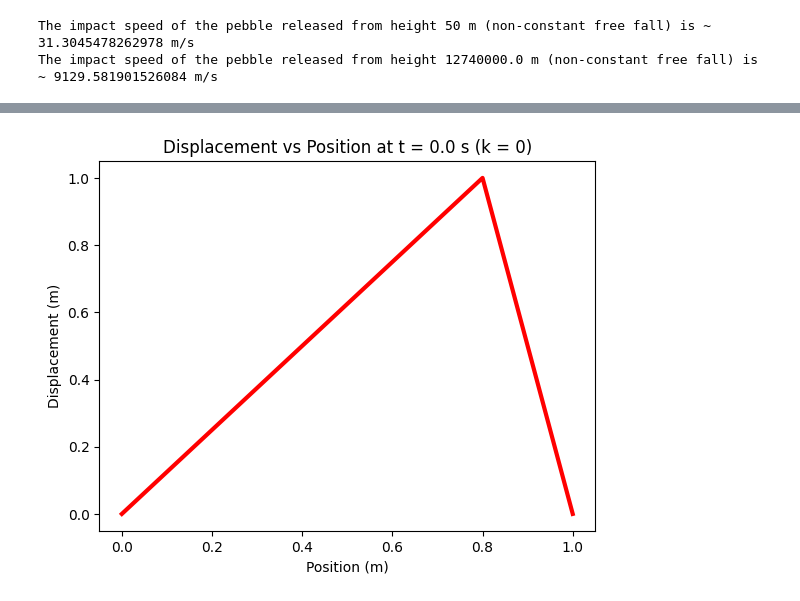
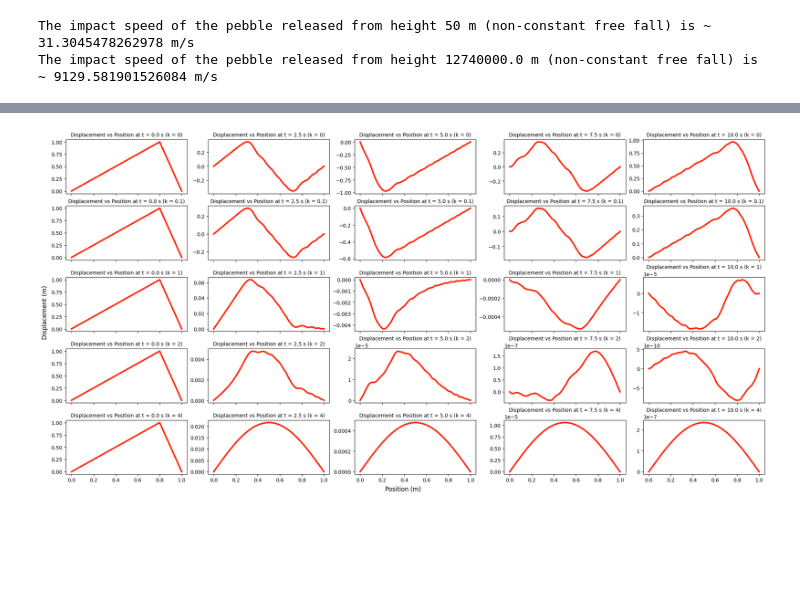
Before and after one commit to JacobGraham6489/physics-7321, a Jupyter notebook: Homeworks/HW2 Jacob Graham.ipynb, the cells around one changed output, grey strips where cells are left out. Drawn from its saved outputs; the diff is of its cells as text; code cells hidden in the pictures; blank space fills up the shorter version.

```diff
--- a/Homeworks/HW2 Jacob Graham.ipynb
+++ b/Homeworks/HW2 Jacob Graham.ipynb
@@ -296,9 +262,6 @@ def find_maxima(nf, dc, t_0, x_0, v_0, dt, T):
 
 def find_relaxation_times(tms,xms):
     xms = np.abs(xms) # take absolute value of maxima to avoid issues with log of negative numbers
-    if len(tms) < 2: # need at least 2 maxima to fit line
-        print('Not enough maxima found. Increase T or decrease dt.')
-        return None
     log_xms = np.log(xms)
     c_1 = np.polyfit(tms, log_xms, 1) # fit polynomial of degree 1 (line) to ln(xms) = c_1[0]*tms + ln(x_0)
     return float(-1/c_1[0]) # relaxation time is -1/slope of line fit to ln(xms) vs tms
@@ -312,13 +275,17 @@ dt = 0.00001
 T = 30
 
 dcs_rel_times = [] # list to store (damping coefficient, relaxation time) tuples
-for dc in [0.5, 1, 2, 3, 4]: # underdamped cases (dc < 2*nf = 6)
+dcs = [0.5, 1, 2, 3, 4] # underdamped cases (dc < 2*nf = 6)
+
+fig, axs = plt.subplots(1, len(dcs), figsize=(20,4), sharex=True, constrained_layout=True)
+fig.supylabel('Position (m)')
+common = {'color':'#ff2000', 'ls':'-', 'marker':'o', 'lw':3} # '-o' sets ls = '-' and marker = 'o'
+
+for idx, dc in enumerate(dcs):
     tms, xms = find_maxima(nf, dc, t_0, x_0, v_0, dt, T)
-    plt.plot(tms,xms, '-o', color="#FF0000")
-    plt.xlabel('Time (s)')
-    plt.ylabel('Position (m)')
-    plt.title(f'Local Maxima vs Time (dc = {dc})')
-    plt.show()
+    axs[idx].plot(tms, xms, **common)
+    axs[idx].set_xlabel('Time (s)')
+    axs[idx].set_title((f'Local Maxima vs Time (dc = {dc})'))
     rel_time = find_relaxation_times(tms,xms)
     dcs_rel_times.append((dc, rel_time))
 
@@ -336,10 +299,11 @@ The pairs of damping coefficients and relaxation times are: [(0.5, 3.99998957365
 # %%
-#5 (finite difference method for 1D damped wave equation)
-def solve_damped_wave_eq(lx, lt, nx, nt, k, f, g, a, b): # nx
+#5 (# leapfrog/CTCS scheme for the 1D damped wave equation)
+def solve_damped_wave_eq(lx, lt, dx, dt, k, f, g, a, b):
+    nt = int(lt/dt) + 1  # number of t points
+    nx = int(lx/dx) + 1  # number of x points
     xs = np.linspace(0.0, lx, nx)  # nx x points, includes 0 and lx
     ts = np.linspace(0.0, lt, nt)  # nt t points, includes 0 and lt
-    dx = xs[1] - xs[0]  # = lx/(nx-1)
-    dt = ts[1] - ts[0]  # = lt/(nt-1)
+
     # u = u(x,t), so t-axis corresponds to rows (t increases downwards) and x-axis to columns (x increases rightwards)
     # u[j,i] = u(x_i, t_j) (initialize to zero) with j,i = 0,1,...,nt-1,nx-1 as indices for time and space
     u = np.zeros(shape=(nt,nx))
@@ -349,28 +313,6 @@ def solve_damped_wave_eq(lx, lt, nx, nt, k, f, g, a, b): # nx
     u[0, :] = np.array([f(x) for x in xs]) # initial condition u(x,0) = f(x)
     u[:, 0] = a # boundary condition u(0,t) = a
     u[:, -1] = b # boundary condition u(lx,t) = b
-
-    # leapfrog/CTCS scheme for the 1D damped wave equation: u_tt + 2k u_t = c^2 u_xx  (here c = 1)
-    # --------------------------------------------------------------------------------------------
-    # goal: compute time step t_j -> t_{j+1} for j = 0,..., nt-2 at interior spatial points x_i for i = 1,..., nx-2 (since u at boundaries already known)
-    #
-    # approximate derivatives using first and second-order *central* differences at (x_i, t_j):
-    #   u_tt(x_i, t_j) ≈ [ u(x_i, t_{j+1}) - 2 u(x_i, t_j) + u(x_i, t_{j-1}) ] / Δt^2
-    #   u_t (x_i, t_j) ≈ [ u(x_i, t_{j+1}) - u(x_i, t_{j-1}) ] / (2 Δt)
-    #   u_xx(x_i, t_j) ≈ [ u(x_{i+1}, t_j) - 2 u(x_i, t_j) + u(x_{i-1}, t_j) ] / Δx^2
-    #
-    # substitute approximations into u_tt + 2k u_t = u_xx and rearrange to solve for u(x_i, t_{j+1}):
-    #   u(x_i, t_{j+1}) ≈ [ 2 u(x_i, t_j) - (1 - k Δt) u(x_i, t_{j-1}) + r^2 ( u(x_{i+1}, t_j) - 2 u(x_i, t_j) + u(x_{i-1}, t_j) ) ] / (1 + k Δt)
-    # -->
-    #   u[j+1,i] ≈ [2*u[j,i] - (1 - k*Δt)*u[j-1,i] + (r**2)*(u[j,i+1] - 2*u[j,i] + u[j,i-1])]/(1 + k*Δt)
-    #
-    # leapfrog needs two past time levels (j and j-1), so we must build j = 1 row via a Taylor expansion about t = 0:
-    #   u(x_i, Δt) ≈ u(x_i, 0) + Δt u_t(x_i, 0) + (1/2) Δt^2 u_tt(x_i, 0) with initial data u(x,0) = f(x) and u_t(x,0) = g(x)
-    # from the PDE u_tt + 2 k u_t = u_xx, at t = 0, u_tt(x_i, 0) = u_xx(x_i, 0) - 2 k u(x_i, 0) = u_xx(x_i, 0) - 2 k g(x_i)
-    # approximate u_xx(x_i, 0) ≈ [ u(x_{i+1}, 0) - 2 u(x_i, 0) + u(x_{i-1}, 0) ] / Δx^2 (second-order central difference), yielding:
-    #   u(x_i, Δt) ≈ u(x_i, 0) + Δt g(x_i) + (1/2) Δt^2 [ ( u(x_{i+1}, 0) - 2 u(x_i, 0) + u(x_{i-1}, 0) ) / Δx^2 - 2 k * g(x_i)]
-    # -->
-    #  u[1,i] ≈ u[0,i] + Δt*g(xs[i]) + (1/2)*(Δt**2)*((u[0,i+1] - 2*u[0,i] + u[0,i-1])/Δx**2 - 2*k*g(xs[i]))
 
     for i in range(1, nx-1): # i = 1,...,nx-2
         u[1,i] = u[0,i] + dt*g(xs[i]) + (1/2)*(dt**2)*((u[0,i+1] - 2*u[0,i] + u[0,i-1])/dx**2 - 2*k*g(xs[i]))
@@ -383,8 +325,8 @@ def solve_damped_wave_eq(lx, lt, nx, nt, k, f, g, a, b): # nx
 
 lx = 1.0 # length of string
 lt = 10.0
-nx = 101 # dx = lx/(nx-1) = 1.0/(101-1) = 0.01
-nt = 10001 # dt = lt/(nt-1) = 10.0/(10001-1) = 0.001, so r = dt/dx = 0.1 <= 1.0 (CFL condition satisfied)
+dx = 0.01 # nx = lx/dx + 1 = 1.0/0.01 + 1 = 101
+dt = 0.001 # nt = lt/dt + 1 = 10.0/0.001 + 1 = 10001 (note r = dt/dx = 0.1 <= 1.0, so the CFL condition is satisfied)
 a = b = 0.0 # Dirichlet boundary conditions (fixed ends)
 def f(x): # initial displacement for "plucked" string
     if 0 <= x <= 0.8*lx:
@@ -393,15 +335,22 @@ def f(x): # initial displacement for "plucked" string
         return 5.0*(1 - x/lx)
 g = lambda x: 0 # zero initial velocity
 
-for k in [0, 0.5, 1, 2, 4]: # various damping coefficients
-    x, t, u = solve_damped_wave_eq(lx, lt, nx, nt, k, f, g, a, b)
-    for j in [0, 100, 500, 1000, 2000, 5000, 10000]: # plot u(x,t) at various times
-        xt = u[j, :]
-        plt.plot(x, xt, color="#FF0000", ls='-', lw=3)
-        plt.xlabel('Position (m)')
-        plt.ylabel('Displacement (m)')
-        plt.title(f'Displacement vs Position at t = {t[j]} s (k = {k})')
-        plt.show()
+ks = [0, 0.1, 1, 2, 4] # various damping coefficients
+tsnaps = 5 # number of time snapshots to plot
+tindxs = [k * (len(ts) - 1) // (tsnaps - 1) for k in range(tsnaps)] # list of time indices for snapshots
+fig, axs = plt.subplots(len(ks), tsnaps, figsize=(20,10), sharex=True, constrained_layout=True)  # row for each k, column for each time snapshot
+fig.supxlabel('Position (m)')
+fig.supylabel('Displacement (m)')
+common = {'color':'#ff2000', 'ls':'-', 'lw':3}
+
+for idx, k in enumerate(ks):
+    xs, ts, u = solve_damped_wave_eq(lx, lt, dx, dt, k, f, g, a, b)
+    rows = axs[idx, :] # select row idx from axs array
+
+    for ax, tindx in zip(rows, tindxs): # zip returns (axs[idx,0], tindxs[0]), (axs[idx,1], tindxs[1]), ...
+        xt = u[tindx,:]
+        ax.plot(xs, xt, **common)
+        ax.set_title(f"Displacement vs Position at t = {ts[tindx]} s (k = {k})", fontsize=10) # set font size for readability
 
 'As the damping coefficient k increases, the amplitude of the wave decreases more rapidly over time, indicating that the wave loses energy faster due to the increased friction. Once k is sufficiently large (e.g., k=4), the wave is overdamped so that it does not oscillate and quickly returns to equilibrium.'
 # %% [output]
@@ -408 +358 @@ for k in [0, 0.5, 1, 2, 4]: # various damping coefficients
-[figure, old version]
+[figure, new version]
```
Also changed, not shown: parts of 11 cells of this notebook.
